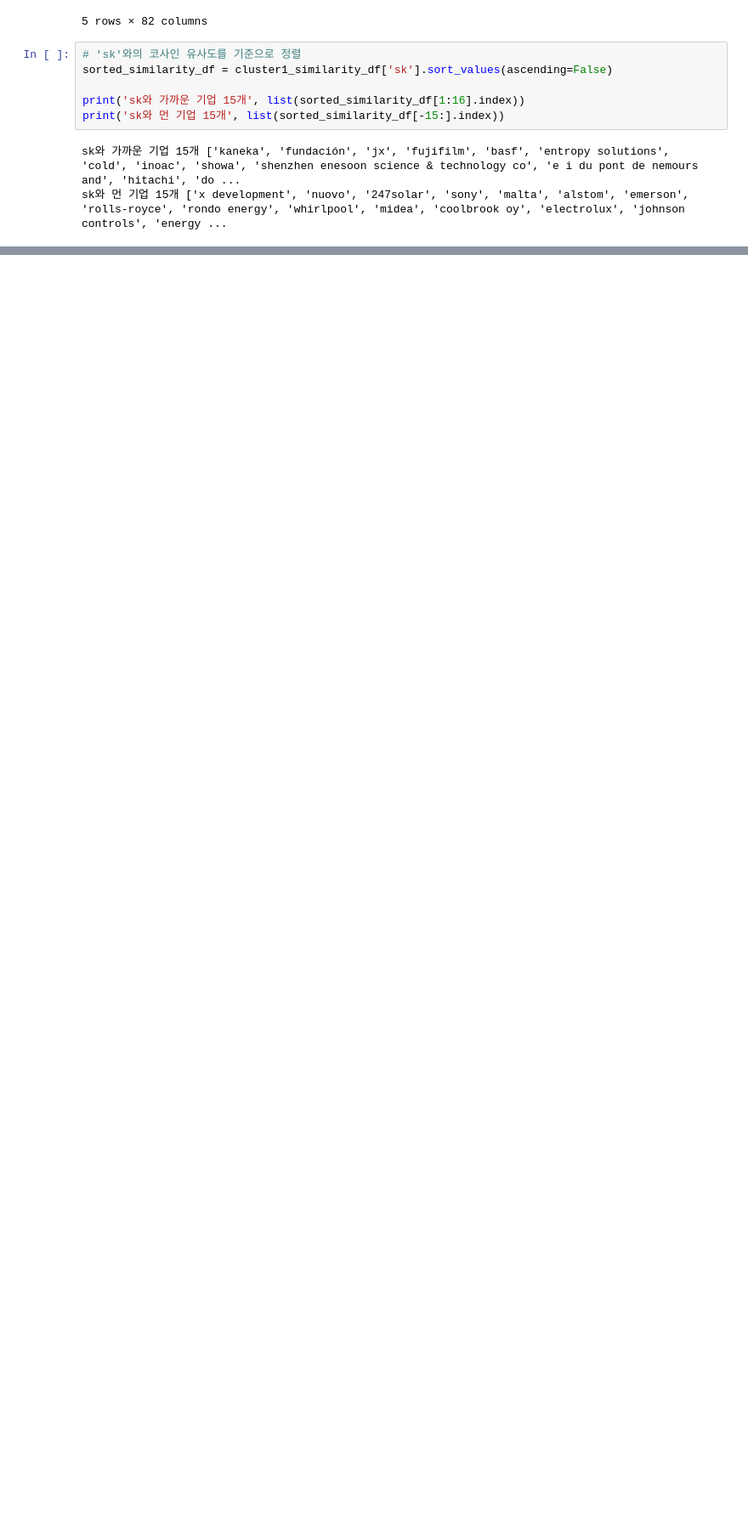
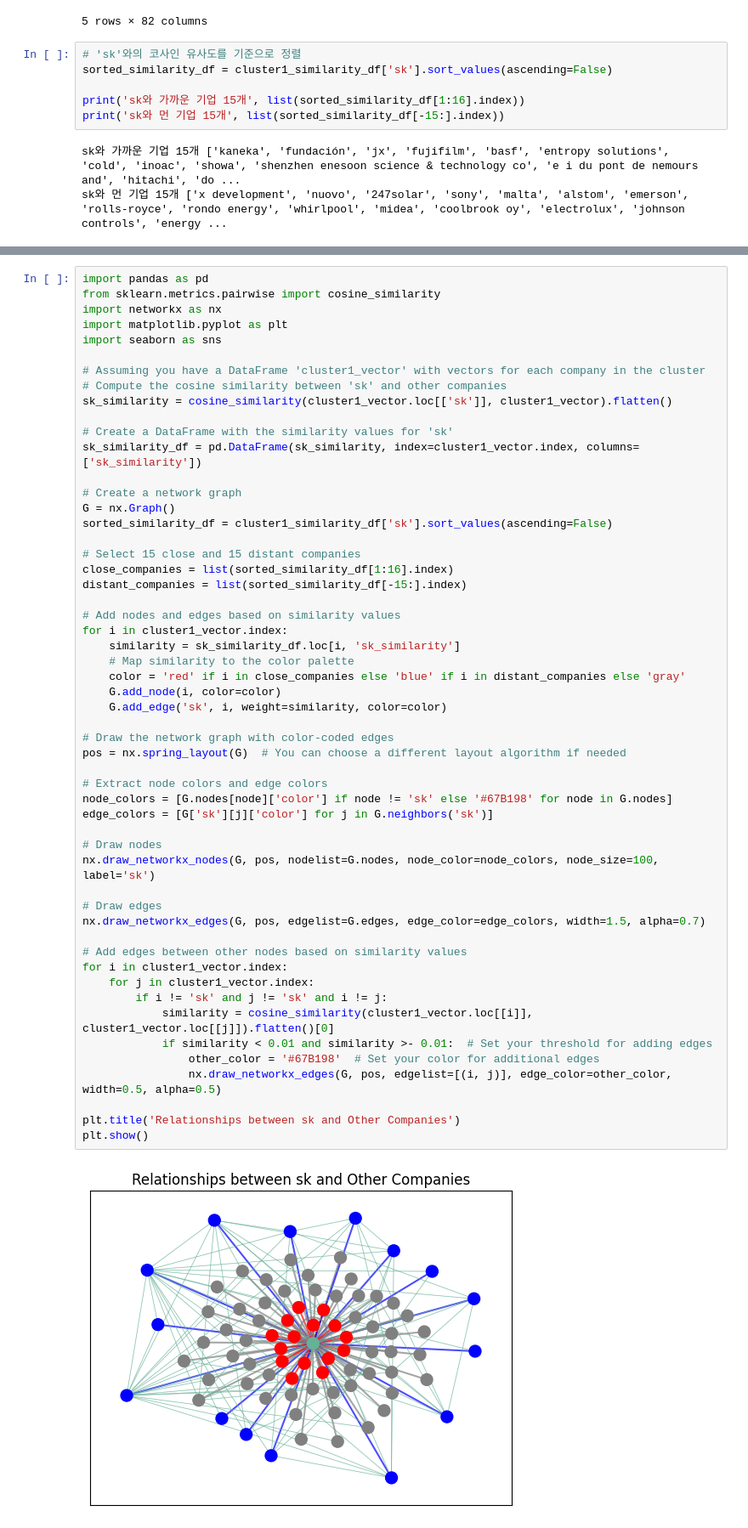
Before and after one commit to kangsunwoo827/tech_pred, a Jupyter notebook: tes_data.ipynb, the cells around one changed output, grey strips where cells are left out. Shown at 85% size. Drawn from its saved outputs; the diff is of its cells as text; blank space fills up the shorter version.

```diff
--- a/tes_data.ipynb
+++ b/tes_data.ipynb
@@ -936,0 +973,56 @@ sk와 먼 기업 15개 ['x development', 'nuovo', '247solar', 'sony', 'malta', '
+# %%
+import pandas as pd
+from sklearn.metrics.pairwise import cosine_similarity
+import networkx as nx
+import matplotlib.pyplot as plt
+import seaborn as sns
+
+# Assuming you have a DataFrame 'cluster1_vector' with vectors for each company in the cluster
+# Compute the cosine similarity between 'sk' and other companies
+sk_similarity = cosine_similarity(cluster1_vector.loc[['sk']], cluster1_vector).flatten()
+
+# Create a DataFrame with the similarity values for 'sk'
+sk_similarity_df = pd.DataFrame(sk_similarity, index=cluster1_vector.index, columns=['sk_similarity'])
+
+# Create a network graph
+G = nx.Graph()
+sorted_similarity_df = cluster1_similarity_df['sk'].sort_values(ascending=False)
+
+# Select 15 close and 15 distant companies
+close_companies = list(sorted_similarity_df[1:16].index)
+distant_companies = list(sorted_similarity_df[-15:].index)
+
+# Add nodes and edges based on similarity values
+for i in cluster1_vector.index:
+    similarity = sk_similarity_df.loc[i, 'sk_similarity']
+    # Map similarity to the color palette
+    color = 'red' if i in close_companies else 'blue' if i in distant_companies else 'gray'
+    G.add_node(i, color=color)
+    G.add_edge('sk', i, weight=similarity, color=color)
+
+# Draw the network graph with color-coded edges
+pos = nx.spring_layout(G)  # You can choose a different layout algorithm if needed
+
+# Extract node colors and edge colors
+node_colors = [G.nodes[node]['color'] if node != 'sk' else '#67B198' for node in G.nodes]
+edge_colors = [G['sk'][j]['color'] for j in G.neighbors('sk')]
+
+# Draw nodes
+nx.draw_networkx_nodes(G, pos, nodelist=G.nodes, node_color=node_colors, node_size=100, label='sk')
+
+# Draw edges
+nx.draw_networkx_edges(G, pos, edgelist=G.edges, edge_color=edge_colors, width=1.5, alpha=0.7)
+
+# Add edges between other nodes based on similarity values
+for i in cluster1_vector.index:
+    for j in cluster1_vector.index:
+        if i != 'sk' and j != 'sk' and i != j:
+            similarity = cosine_similarity(cluster1_vector.loc[[i]], cluster1_vector.loc[[j]]).flatten()[0]
+            if similarity < 0.01 and similarity >- 0.01:  # Set your threshold for adding edges
+                other_color = '#67B198'  # Set your color for additional edges
+                nx.draw_networkx_edges(G, pos, edgelist=[(i, j)], edge_color=other_color, width=0.5, alpha=0.5)
+
+plt.title('Relationships between sk and Other Companies')
+plt.show()
+# %% [output]
+[figure, added]
```
Also changed, not shown: parts of 10 cells of this notebook.
